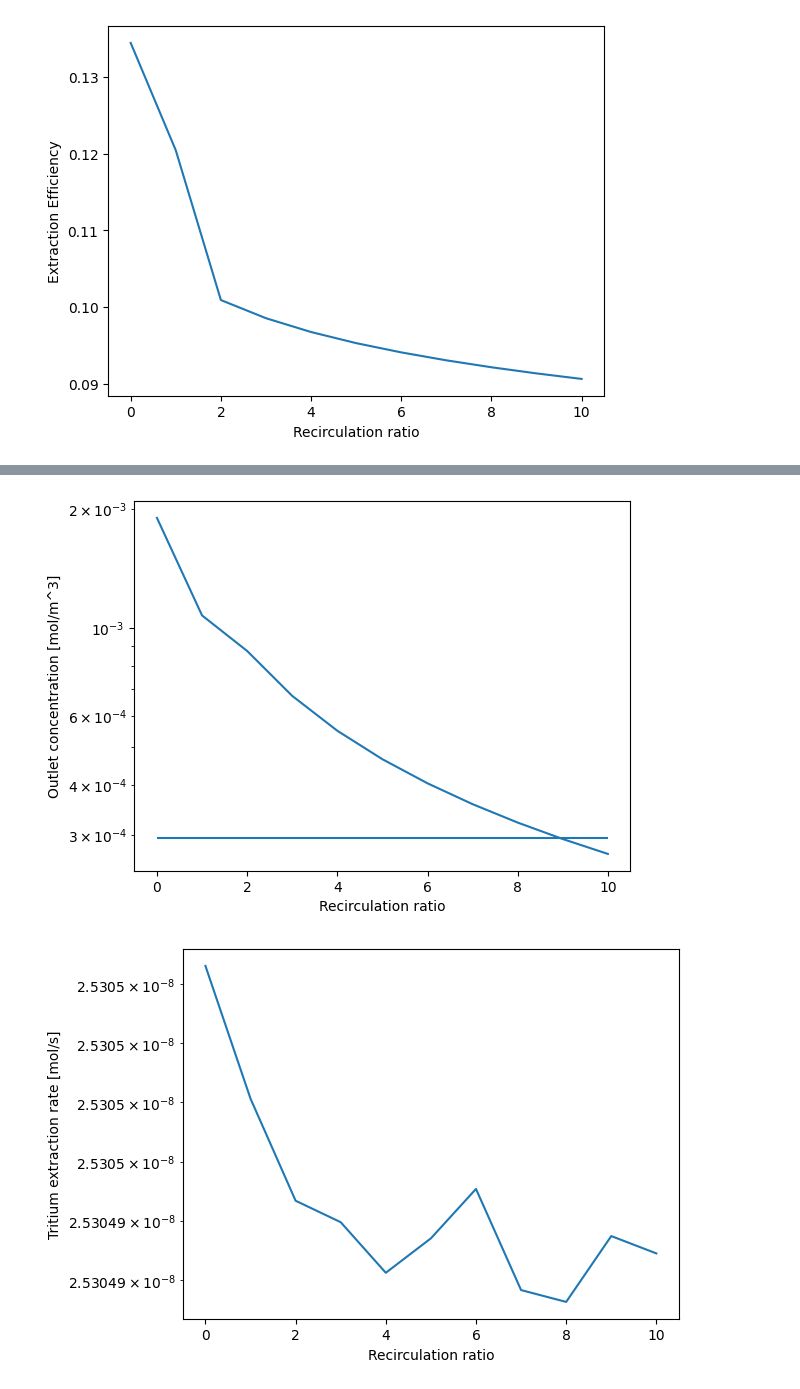
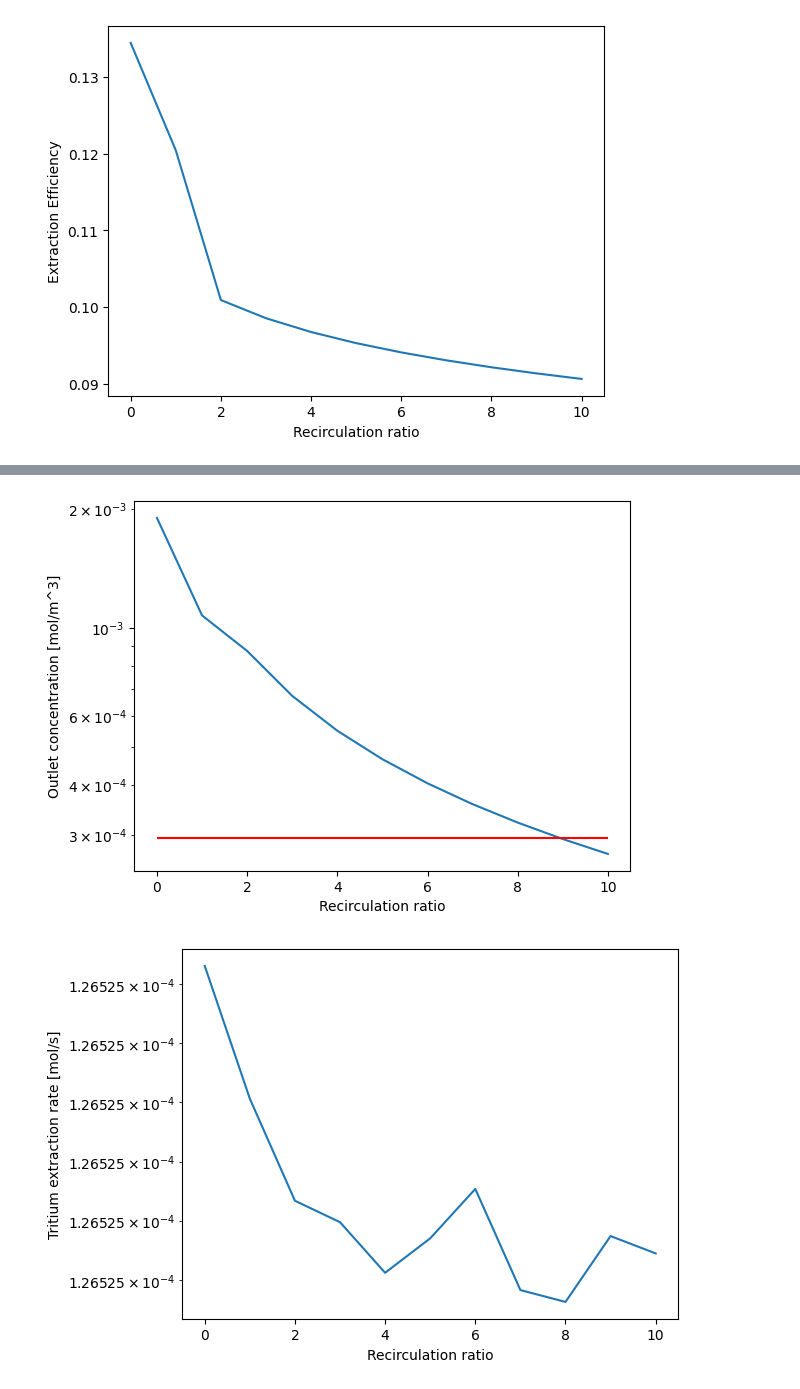
Before and after one commit to gabriele-ferrero/TRIOMA, a Jupyter notebook: Examples/recirculation.ipynb, the cells around one changed output, grey strips where cells are left out. Cells and saved outputs as stored; diff of their text form; code cells hidden in the pictures.

```diff
--- a/Examples/recirculation.ipynb
+++ b/Examples/recirculation.ipynb
@@ -187,13 +201,13 @@ plt.show()
 # %%
 plt.semilogy(recirculation_vec,c_out_vec)
-plt.hlines(c0,recirculation_vec[0],recirculation_vec[-1])
+plt.hlines(c0,recirculation_vec[0],recirculation_vec[-1],'r')
 plt.xlabel("Recirculation ratio")
 plt.ylabel("Outlet concentration [mol/m^3]")
 plt.show()
-plt.semilogy(recirculation_vec,extract_vec)
+plt.semilogy(recirculation_vec,extract_vec*n_pipes)
 plt.xlabel("Recirculation ratio")
 plt.ylabel("Tritium extraction rate [mol/s]")
 plt.show()
 # %% [output]
-[figure, old version]
+[figure, new version]
-[figure, old version]
+[figure, new version]
```
Also changed, not shown: parts of 8 cells of this notebook.
